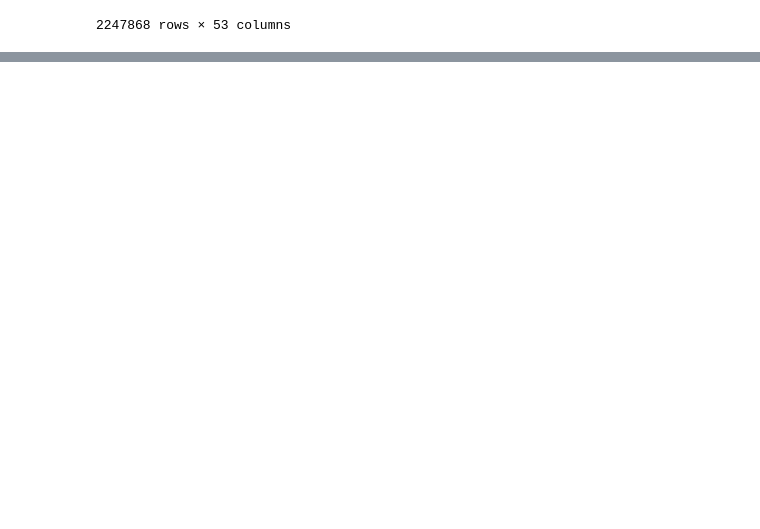
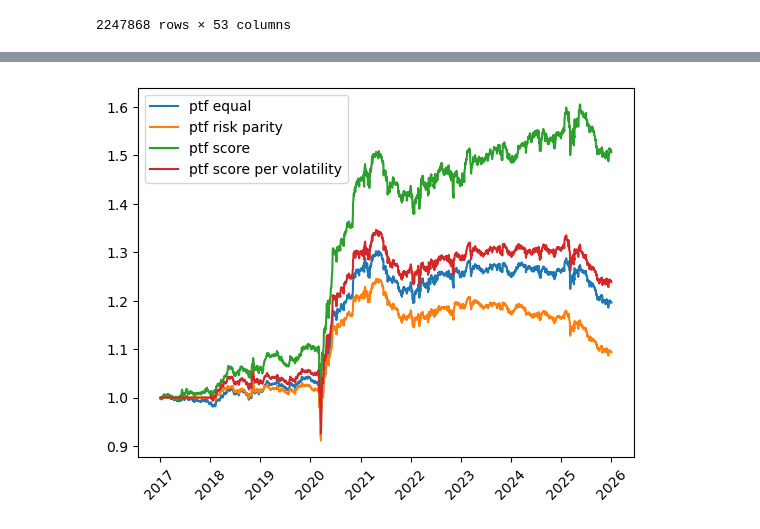
Before and after one commit to yanngozy/Systematic-Equity-Investment, a Jupyter notebook: Codes/main.ipynb, the cells around one changed output, grey strips where cells are left out. Saved outputs shown, nothing was run; the diff lists cells and outputs as text; code cells hidden in the pictures; blank space fills up the shorter version.

```diff
--- a/Codes/main.ipynb
+++ b/Codes/main.ipynb
@@ -955,0 +1024,13 @@ metrics_report(marko[0])#['n_positions'].mean()
+# %%
+metrics = ['maximum drawdown','annual return','annual volatility','sharpe','turnover']
+reports = { metric : [] for metric in  metrics }
+reports['weight construction'] = []
+
+for method in ['equal','risk parity','score','score per volatility']:
+    report = metrics_report(daily_ls[method])
+    reports['weight construction'].append(method)
+    for metric in metrics:
+        reports[metric].append(report[metric])
+
+reports = pd.DataFrame(reports)
+print(reports)
@@ -955,0 +1086,13 @@ metrics_report(marko[0])#['n_positions'].mean()
+# %%
+metrics = ['maximum drawdown','annual return','annual volatility','sharpe','turnover']
+reports = { metric : [] for metric in  metrics }
+reports['weight construction'] = []
+
+for method in ['equal','risk parity','score','score per volatility']:
+    report = metrics_report(daily[method])
+    reports['weight construction'].append(method)
+    for metric in metrics:
+        reports[metric].append(report[metric])
+
+reports = pd.DataFrame(reports)
+reports
@@ -955,0 +1105,21 @@ metrics_report(marko[0])#['n_positions'].mean()
+# %%
+alpha = 0.4
+portfolio  = Backtest(screen,alpha = alpha)
+daily = { }
+
+for method in ['equal','risk parity','score','score per volatility']:
+
+    daily[method] = Backtest(screen,alpha=alpha,
+                             weight_method=method,
+                             decay = 0.4,
+                             cost_bps=0.0005,
+                             short=True,
+                             neutral=True)[0]
+
+    plt.plot(daily[method].index,daily[method]['ptf_net'],label='ptf ' + method)
+
+plt.xticks(rotation=45)
+plt.legend()
+plt.show()
+# %% [output]
+[figure, added]
```
Also changed, not shown: parts of 52 cells of this notebook.
